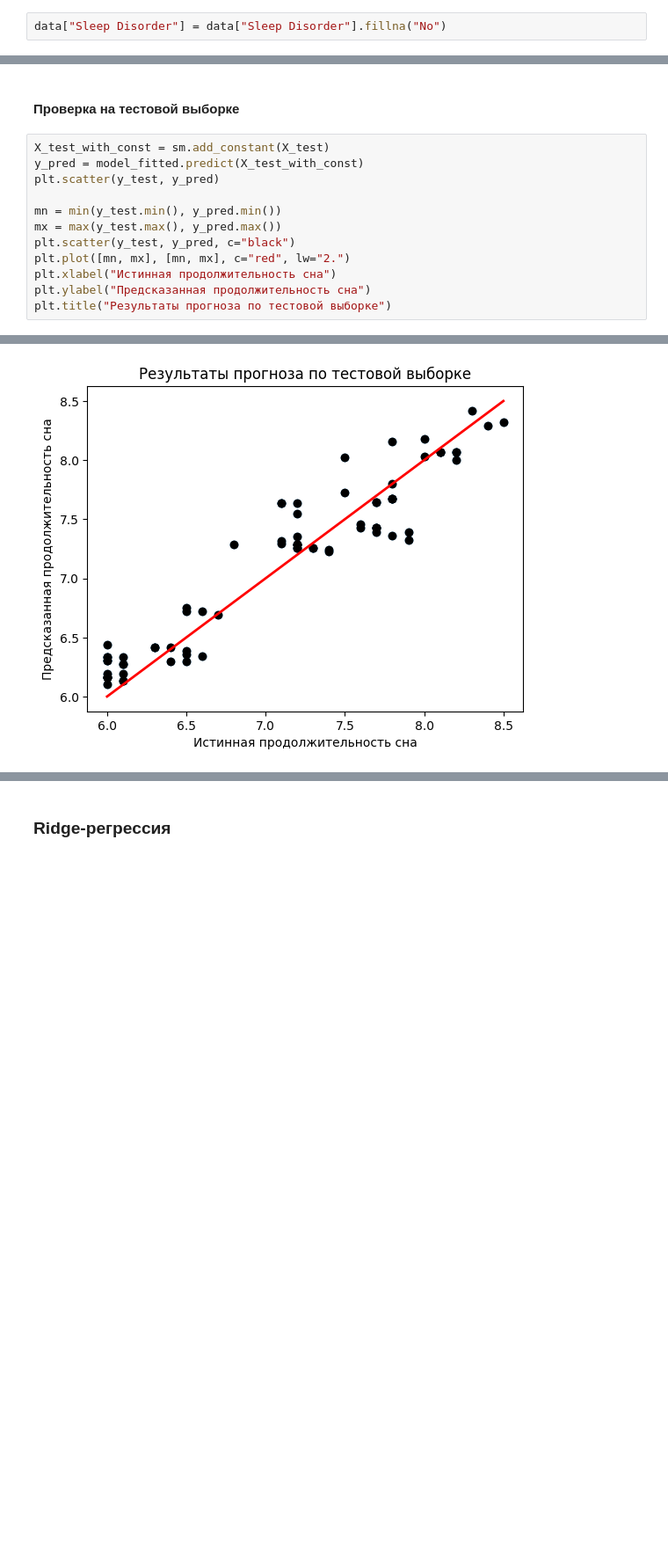
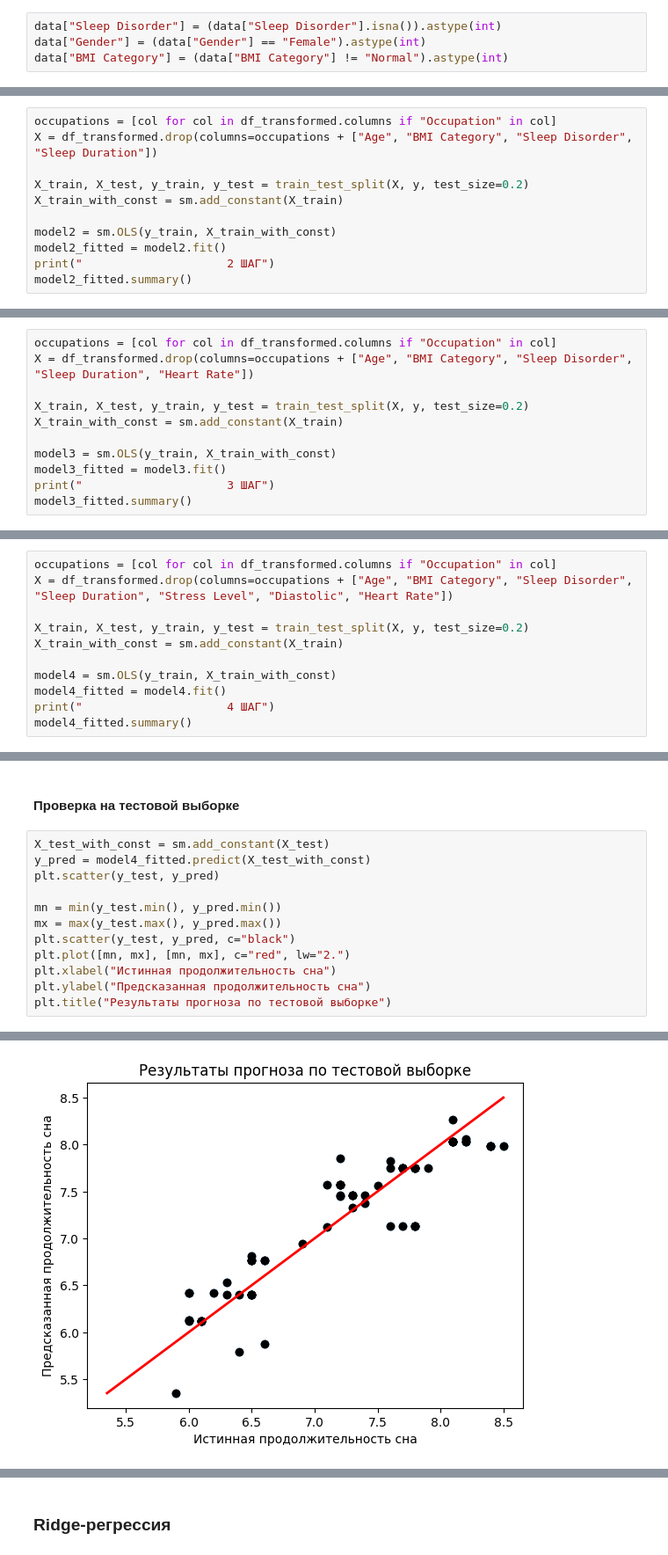
Before and after one commit to temich91/ml-uust, a Jupyter notebook: lab2/multiple_regression.ipynb, the cells around one changed output, grey strips where cells are left out. Shown at 88% size. Saved outputs shown, nothing was run; the diff lists cells and outputs as text; blank space fills up the shorter version.

```diff
--- a/lab2/multiple_regression.ipynb
+++ b/lab2/multiple_regression.ipynb
@@ -95,5 +99,7 @@ dtype: int64
 # %%
-data["Sleep Disorder"] = data["Sleep Disorder"].fillna("No")
+data["Sleep Disorder"] = (data["Sleep Disorder"].isna()).astype(int)
+data["Gender"] = (data["Gender"] == "Female").astype(int)
+data["BMI Category"] = (data["BMI Category"] != "Normal").astype(int)
 # %% [markdown]
 ID человека в датасете, очевидно, совсем не влияет на длительность сна, поэтому этот признак не будет использован.
 # %%
@@ -221,0 +222,11 @@ Prob (F-statistic):	5.88e-129 -- вероятность того, что H0 ст
+# %%
+occupations = [col for col in df_transformed.columns if "Occupation" in col]
+X = df_transformed.drop(columns=occupations + ["Age", "BMI Category", "Sleep Disorder", "Sleep Duration"])
+
+X_train, X_test, y_train, y_test = train_test_split(X, y, test_size=0.2)
+X_train_with_const = sm.add_constant(X_train)
+
+model2 = sm.OLS(y_train, X_train_with_const)
+model2_fitted = model2.fit()
+print("                     2 ШАГ")
+model2_fitted.summary()
@@ -221,0 +267,11 @@ Prob (F-statistic):	5.88e-129 -- вероятность того, что H0 ст
+# %%
+occupations = [col for col in df_transformed.columns if "Occupation" in col]
+X = df_transformed.drop(columns=occupations + ["Age", "BMI Category", "Sleep Disorder", "Sleep Duration", "Heart Rate"])
+
+X_train, X_test, y_train, y_test = train_test_split(X, y, test_size=0.2)
+X_train_with_const = sm.add_constant(X_train)
+
+model3 = sm.OLS(y_train, X_train_with_const)
+model3_fitted = model3.fit()
+print("                     3 ШАГ")
+model3_fitted.summary()
@@ -221,0 +311,11 @@ Prob (F-statistic):	5.88e-129 -- вероятность того, что H0 ст
+# %%
+occupations = [col for col in df_transformed.columns if "Occupation" in col]
+X = df_transformed.drop(columns=occupations + ["Age", "BMI Category", "Sleep Disorder", "Sleep Duration", "Stress Level", "Diastolic", "Heart Rate"])
+
+X_train, X_test, y_train, y_test = train_test_split(X, y, test_size=0.2)
+X_train_with_const = sm.add_constant(X_train)
+
+model4 = sm.OLS(y_train, X_train_with_const)
+model4_fitted = model4.fit()
+print("                     4 ШАГ")
+model4_fitted.summary()
@@ -313,16 +517,16 @@ p-value некоторых профессий (медсестра, учител
 #### Проверка на тестовой выборке
 # %%
 X_test_with_const = sm.add_constant(X_test)
-y_pred = model_fitted.predict(X_test_with_const)
+y_pred = model4_fitted.predict(X_test_with_const)
 plt.scatter(y_test, y_pred)
 
 mn = min(y_test.min(), y_pred.min())
 mx = max(y_test.max(), y_pred.max())
 plt.scatter(y_test, y_pred, c="black")
 plt.plot([mn, mx], [mn, mx], c="red", lw="2.")
 plt.xlabel("Истинная продолжительность сна")
 plt.ylabel("Предсказанная продолжительность сна")
 plt.title("Результаты прогноза по тестовой выборке")
 # %% [output]
 Text(0.5, 1.0, 'Результаты прогноза по тестовой выборке')
-[figure, old version]
+[figure, new version]
```
Also changed, not shown: parts of 49 cells of this notebook, 1 other file.
